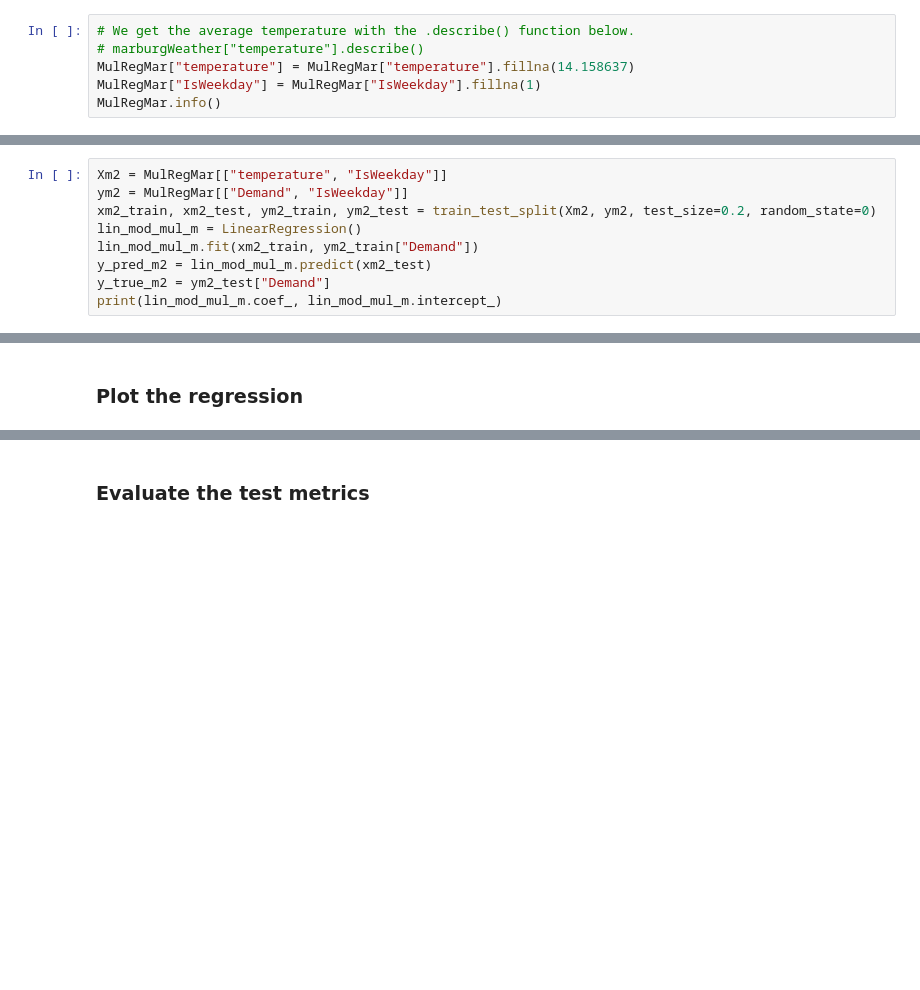
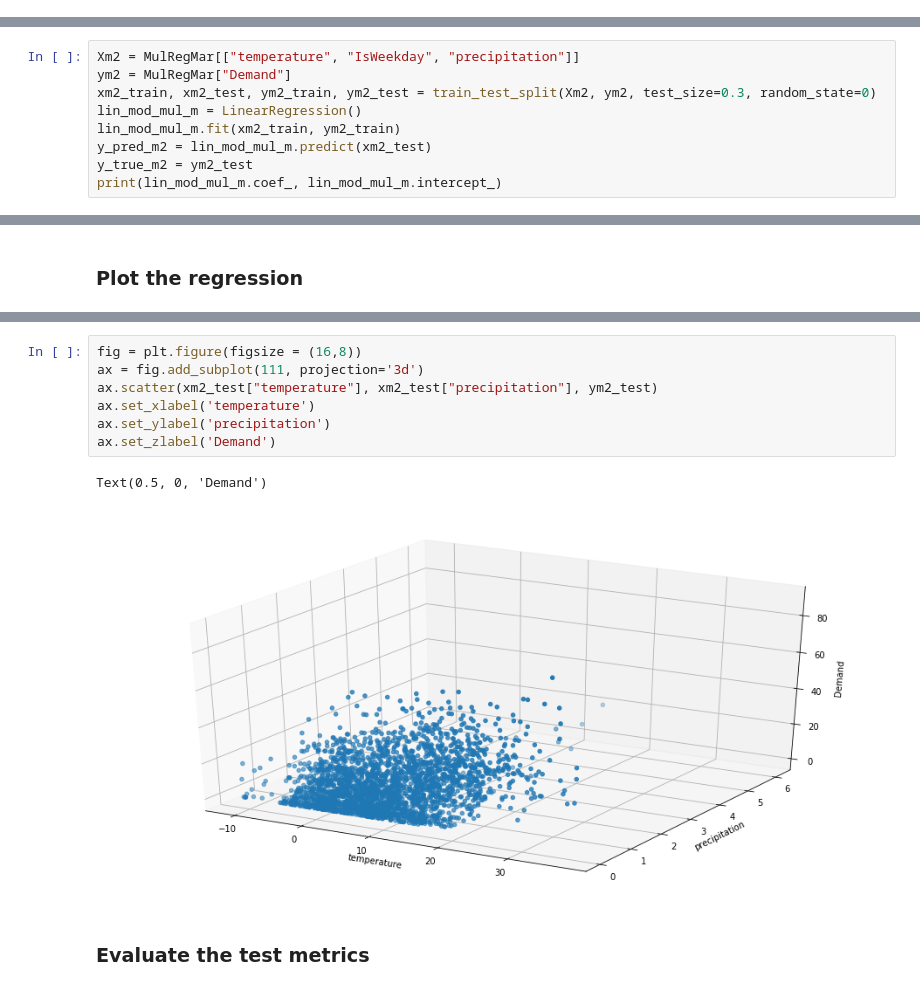
Before and after one commit to mogottsch/dsml_2020_magma, a Jupyter notebook: 3_predictive_analytics/Linear Regression.ipynb, the cells around one changed output, grey strips where cells are left out. Drawn from its saved outputs; the diff is of its cells as text; blank space fills up the shorter version.

```diff
--- a/3_predictive_analytics/Linear Regression.ipynb
+++ b/3_predictive_analytics/Linear Regression.ipynb
@@ -221,6 +208,0 @@ As you can see, we still have a few NaN values for the temperature and IsWeekday
-# %%
-# We get the average temperature with the .describe() function below.
-# marburgWeather["temperature"].describe()
-MulRegMar["temperature"] = MulRegMar["temperature"].fillna(14.158637)
-MulRegMar["IsWeekday"] = MulRegMar["IsWeekday"].fillna(1)
-MulRegMar.info()
@@ -242,11 +213,11 @@ Next, we define our dependent (ym2, "Demand") and independent (Xm2, "Temperature
 Then we split the data into training and testing sets, fit the model with the training data and predict our values with the testing set.
 # %%
-Xm2 = MulRegMar[["temperature", "IsWeekday"]]
-ym2 = MulRegMar[["Demand", "IsWeekday"]]
-xm2_train, xm2_test, ym2_train, ym2_test = train_test_split(Xm2, ym2, test_size=0.2, random_state=0)
+Xm2 = MulRegMar[["temperature", "IsWeekday", "precipitation"]]
+ym2 = MulRegMar["Demand"]
+xm2_train, xm2_test, ym2_train, ym2_test = train_test_split(Xm2, ym2, test_size=0.3, random_state=0)
 lin_mod_mul_m = LinearRegression()
-lin_mod_mul_m.fit(xm2_train, ym2_train["Demand"])
+lin_mod_mul_m.fit(xm2_train, ym2_train)
 y_pred_m2 = lin_mod_mul_m.predict(xm2_test)
-y_true_m2 = ym2_test["Demand"]
+y_true_m2 = ym2_test
 print(lin_mod_mul_m.coef_, lin_mod_mul_m.intercept_)
 # %% [output]
@@ -290,3 +227,13 @@ plt.show()
+# %%
+fig = plt.figure(figsize = (16,8))
+ax = fig.add_subplot(111, projection='3d')
+ax.scatter(xm2_test["temperature"], xm2_test["precipitation"], ym2_test)
+ax.set_xlabel('temperature')
+ax.set_ylabel('precipitation')
+ax.set_zlabel('Demand')
+# %% [output]
+Text(0.5, 0, 'Demand')
+[figure, added]
 # %% [markdown]
 ### Evaluate the test metrics
 # %% [markdown]
```
Also changed, not shown: parts of 32 cells of this notebook.
